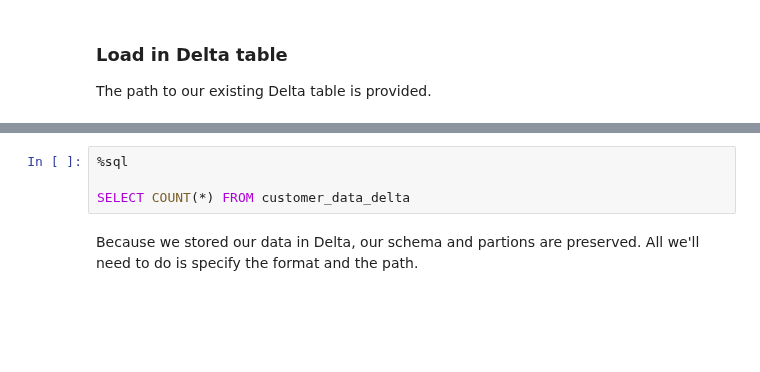
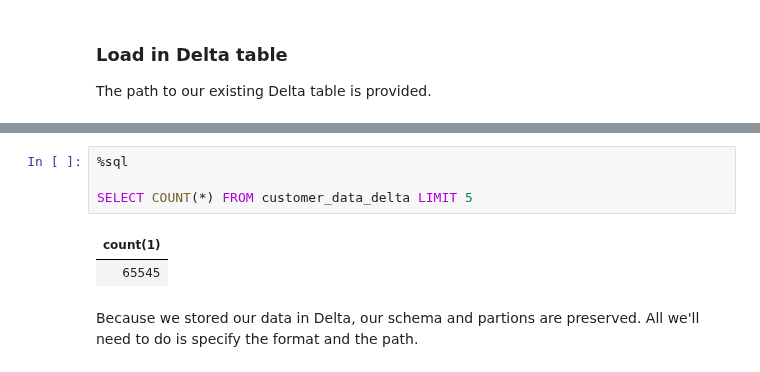
Before and after one commit to alcherniaev/Azure_Databricks, a Jupyter notebook: 2.Delta-Lake-Basics-Lab-1.ipynb, the cells around one changed output, grey strips where cells are left out. Drawn from its saved outputs; the diff is of its cells as text; blank space fills up the shorter version.

Commit message:
2.Delta-Lake-Basics-Lab-1

```diff
--- a/2.Delta-Lake-Basics-Lab-1.ipynb
+++ b/2.Delta-Lake-Basics-Lab-1.ipynb
@@ -69,7 +98,10 @@ Note that because we registered a global table associated with this Delta table,
 # %%
 %sql
 
-SELECT COUNT(*) FROM customer_data_delta
+SELECT COUNT(*) FROM customer_data_delta LIMIT 5
+# %% [output]
+| count(1) |
+| 65545 |
 # %% [markdown]
 Because we stored our data in Delta, our schema and partions are preserved. All we'll need to do is specify the format and the path.
 # %%
```
Also changed, not shown: parts of 21 cells of this notebook.
